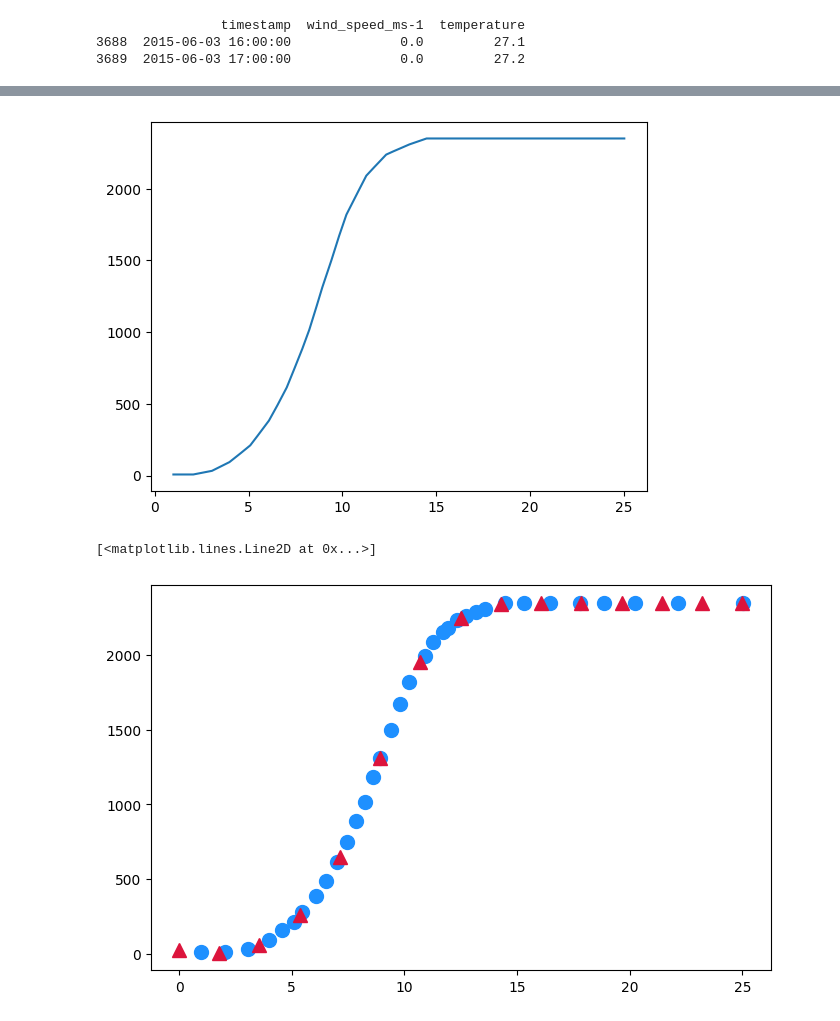
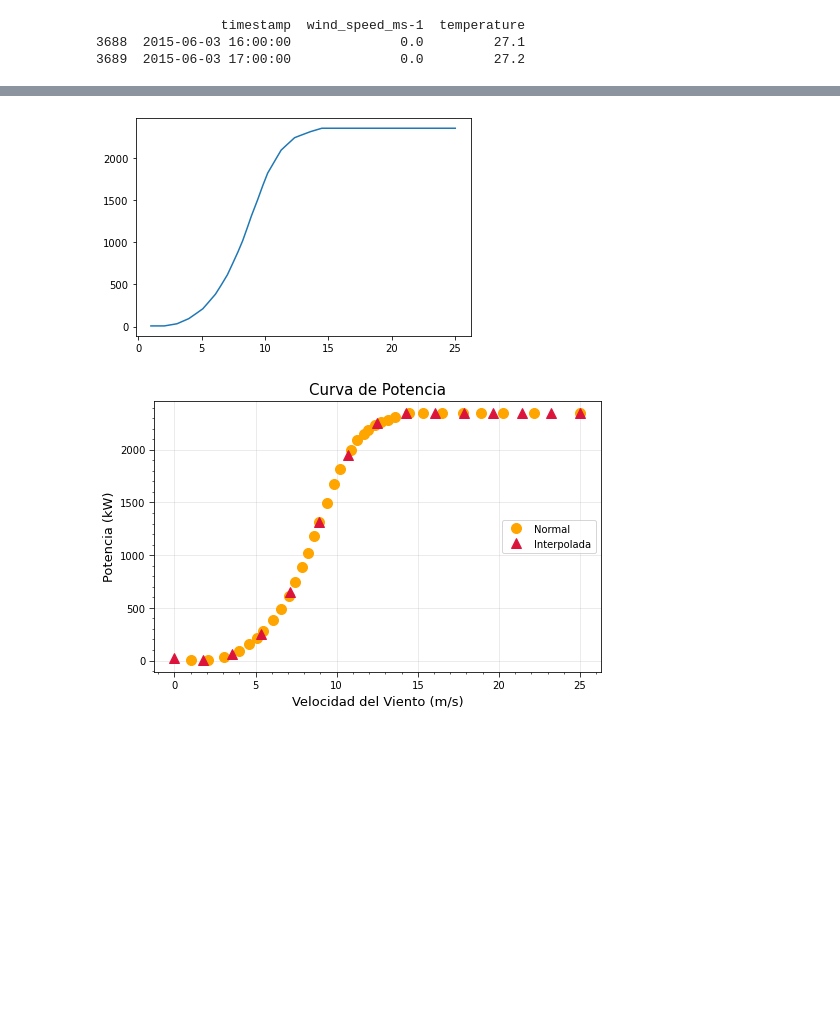
Before and after one commit to nandradem/project, a Jupyter notebook: Procesamiento de datos.ipynb, the cells around one changed output, grey strips where cells are left out. Cells and saved outputs as stored; diff of their text form; code cells hidden in the pictures; blank space fills up the shorter version.

```diff
--- a/Procesamiento de datos.ipynb
+++ b/Procesamiento de datos.ipynb
@@ -46,4 +46,20 @@ print(dfwind[chequeo].head(2))
                 timestamp  wind_speed_ms-1  temperature
 3688  2015-06-03 16:00:00              0.0         27.1
 3689  2015-06-03 17:00:00              0.0         27.2
+# %%
+def formato_grafica(titulo, ejex, ejey):
+    plt.rcParams['axes.axisbelow'] = True
+
+    plt.title(titulo, fontsize=15)
+    plt.ylabel(ejey, fontsize=13)
+    plt.xlabel(ejex, fontsize=13)
+
+    plt.tick_params(direction='out', length=5, width=0.75, grid_alpha=0.3)
+    plt.xticks(rotation=0)
+    plt.minorticks_on()
+    plt.ylim(None, None)
+    plt.xlim(None, None)
+    plt.grid(True)
+    plt.legend(loc='center right')
+    plt.tight_layout;
 # %%
@@ -78,31 +97,34 @@ plt.plot(x_new, y_new, linestyle='', marker='^', color='crimson', ms=10, label='
 # %%
 
-df_potencia = pd.read_csv('wind/Potencia Vs velocidad viento (Corregido).csv')
+df_potencia = pd.read_csv('C:/Users/sofia/Desktop/project/wind/Potencia Vs velocidad viento (Corregido).csv')
 """
 Como los valores se extrajeron de forma visual hay algunos que sobrepasan los máximos,
 por eso se aplica la siguiente funcion que cambia todos los valroes que son mayores al máximo por 2350
 """
 df_potencia.loc[df_potencia['y'] > 2350,'y'] = 2350
 plt.figure()
 x_G2=df_potencia["x"].values
 y_G2=df_potencia["y"].values
 plt.plot(x_G2,y_G2)
 plt.show()
 
 a=0
 b=25
 
 itp_spline = scipy.interpolate.splrep(x_G2, y_G2, k=3)
 x_new = np.linspace(start=a, stop=b, num=15)
 y_new = scipy.interpolate.splev(x_new, tck=itp_spline)
 
 hor = 8
 ver = 5
 plt.figure(figsize=(hor, ver))
 
-plt.plot(x_G2, y_G2, linestyle='', marker='o', color='dodgerblue', ms=10, label='Normal')
+plt.plot(x_G2, y_G2, linestyle='', marker='o', color='orange', ms=10, label='Normal')
 plt.plot(x_new, y_new, linestyle='', marker='^', color='crimson', ms=10, label='Interpolada')
+
+formato_grafica(titulo='Curva de Potencia',
+                ejex='Velocidad del Viento (m/s)',
+                ejey='Potencia (kW)')
 # %% [output]
-[figure, old version]
+[figure, new version]
-[<matplotlib.lines.Line2D at 0x...>]
-[figure, old version]
+[figure, new version]
```
Also changed, not shown: parts of 2 cells of this notebook.
